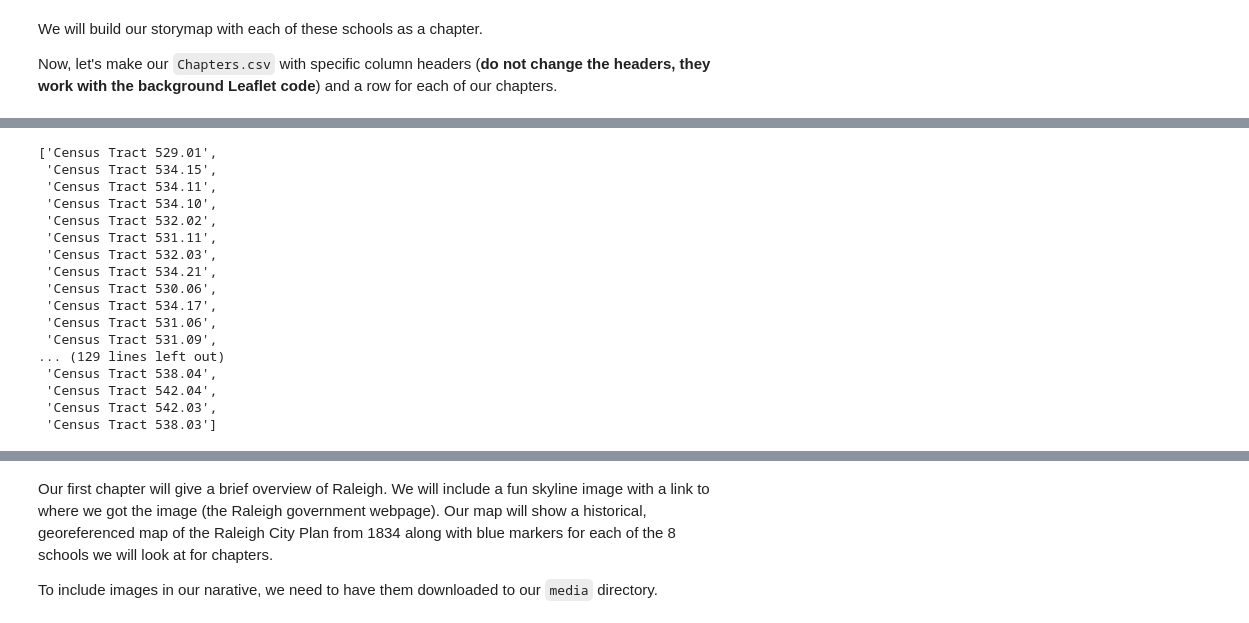
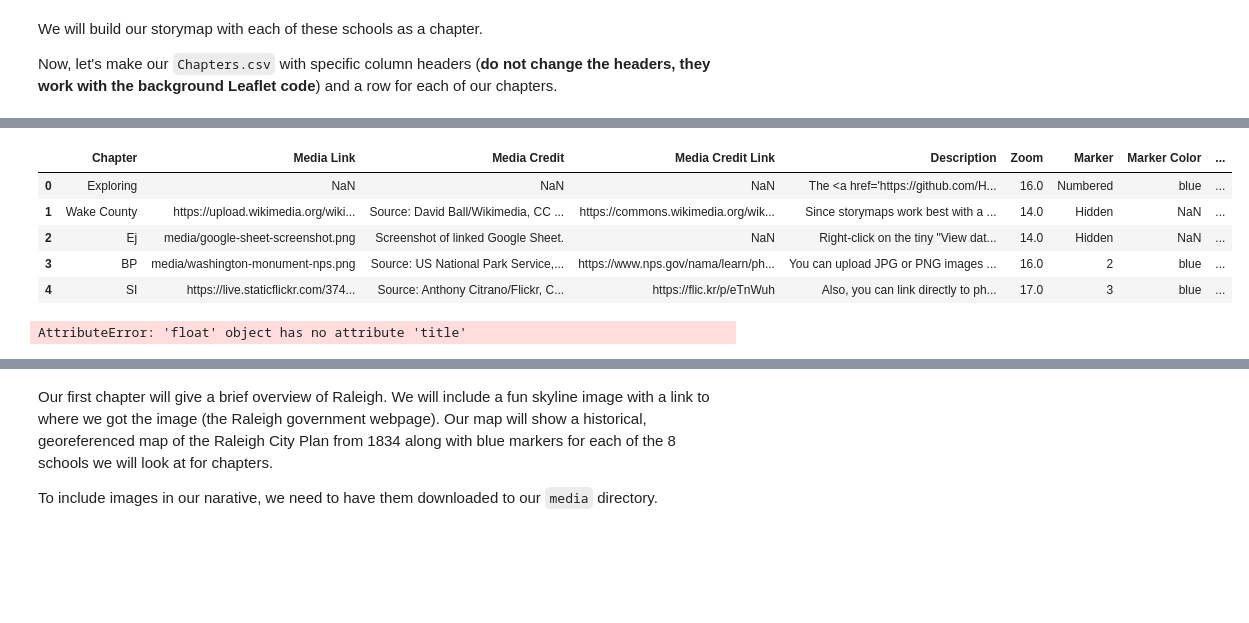
Before and after one commit to cmnottin/Final_Project, a Jupyter notebook: storymap.ipynb, the cells around one changed output, grey strips where cells are left out. Cells and saved outputs as stored; diff of their text form; code cells hidden in the pictures; blank space fills up the shorter version.

```diff
--- a/storymap.ipynb
+++ b/storymap.ipynb
@@ -79,6 +79,8 @@ EJshp
 BP = BPshp.rename(columns={'INTPTLAT': 'Y', 'INTPTLON': 'X'})
 EJ = EJshp.rename(columns={'INTPTLAT': 'Y', 'INTPTLON': 'X'})
 SI = SIshp.rename(columns={'INTPTLAT': 'Y', 'INTPTLON': 'X'})
+# %%
+hoping = pd.read_csv('C:/Users/cecin/GIS495/_FinalProject/Hope/csv/GIS495Final - Chapters.csv')
 # %%
 SI
 # %% [output]
@@ -376,24 +352,17 @@ EJ
+# %%
+hoping.head()
+# %% [output]
+|  | Chapter | Media Link | Media Credit | Media Credit Link | Description | Zoom | Marker | Marker Color | ... |
+| 0 | Exploring | NaN | NaN | NaN | The <a href='https://github.com/H... | 16.0 | Numbered | blue | ... |
+| 1 | Wake County | https://upload.wikimedia.org/wiki... | Source: David Ball/Wikimedia, CC ... | https://commons.wikimedia.org/wik... | Since storymaps work best with a ... | 14.0 | Hidden | NaN | ... |
+| 2 | Ej | media/google-sheet-screenshot.png | Screenshot of linked Google Sheet. | NaN | Right-click on the tiny "View dat... | 14.0 | Hidden | NaN | ... |
+| 3 | BP | media/washington-monument-nps.png | Source: US National Park Service,... | https://www.nps.gov/nama/learn/ph... | You can upload JPG or PNG images ... | 16.0 | 2 | blue | ... |
+| 4 | SI | https://live.staticflickr.com/374... | Source: Anthony Citrano/Flickr, C... | https://flic.kr/p/eTnWuh | Also, you can link directly to ph... | 17.0 | 3 | blue | ... |
 # %%
-col_names = [name.title() for name in EJ.NAMELSAD]
+col_names = [name.title() for name in hoping.Chapter]
 col_names
 # %% [output]
-['Census Tract 529.01',
- 'Census Tract 534.15',
- 'Census Tract 534.11',
- 'Census Tract 534.10',
- 'Census Tract 532.02',
- 'Census Tract 531.11',
- 'Census Tract 532.03',
- 'Census Tract 534.21',
- 'Census Tract 530.06',
- 'Census Tract 534.17',
- 'Census Tract 531.06',
- 'Census Tract 531.09',
-... (129 lines left out)
- 'Census Tract 538.04',
- 'Census Tract 542.04',
- 'Census Tract 542.03',
- 'Census Tract 538.03']
+AttributeError: 'float' object has no attribute 'title'
 # %%
 # Create a new Chapters.csv
 
```
Also changed, not shown: parts of 5 cells of this notebook, 3 other files.
